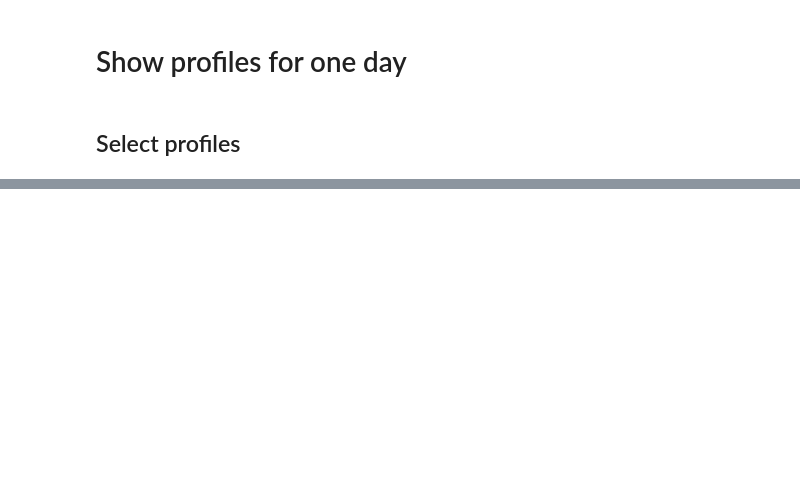
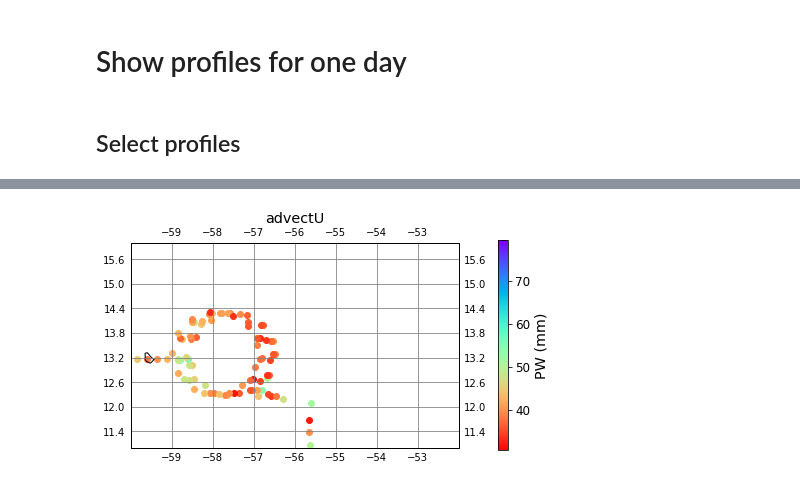
Before and after one commit to bfildier/EUREC4A_organization, a Jupyter notebook: scripts/exploreRadiativeCoolingPeak.ipynb, the cells around one changed output, grey strips where cells are left out. Saved outputs shown, nothing was run; the diff lists cells and outputs as text; code cells hidden in the pictures; blank space fills up the shorter version.

```diff
--- a/scripts/exploreRadiativeCoolingPeak.ipynb
+++ b/scripts/exploreRadiativeCoolingPeak.ipynb
@@ -235,0 +381,14 @@ for i_lt in range(data_day.dims['launch_time']):
+# %%
+def advectProperties(advect_u,advect_v,u,v):
+
+    u_plot,v_plot = 0,0
+    if advect_u:
+        u_plot = u
+    if advect_v:
+        v_plot = v
+
+    advect_lab = 'no_advect'
+    if advect_u or advect_v:
+        advect_lab = 'advect'+'U'*advect_u+'V'*advect_v
+
+    return u_plot,v_plot,advect_lab
@@ -235,0 +415,67 @@ for i_lt in range(data_day.dims['launch_time']):
+# %%
+print("Show sondes location in the moving reference frame")
+
+# var to plot
+var = pw
+var_lab = 'PW (mm)'
+varname = 'pw'
+
+# advection properties
+advect_u = True
+advect_v = False
+u_plot,v_plot,advect_lab = advectProperties(advect_u,advect_v,u_adv,v_adv)
+
+##-- Plot
+
+fig = plt.figure(figsize=(np.diff(lon_box),np.diff(lat_box)))
+# gs = gridspec.GridSpec(1, 2, width_ratios=[40,1])
+gs = gridspec.GridSpec(1, 1, width_ratios=[1])
+
+ax = plt.subplot(gs[0],projection=ccrs.PlateCarree())
+ax.coastlines(resolution='50m')
+ax.set_extent([*lon_box,*lat_box])
+gl = ax.gridlines(color='Grey',draw_labels=True)
+# gl.xlabel_style = {'size': 16}
+# gl.ylabel_style = {'size': 16}
+
+# show background?
+# ax.imshow(im_hour,extent=[*lon_box_goes,*lat_box_goes],origin='upper')
+
+# show sondes
+x_s = data_day.longitude.dropna(dim='alt')
+y_s = data_day.latitude.dropna(dim='alt')
+# col = plt.rcParams['axes.prop_cycle'].by_key()['color'][:x_s.size]
+
+# time increment
+ref_time = (dt(2020,1,26)) + timedelta(hours=16)
+# dtime = [(ref_time - dt.strptime(str(d)[:16],"%Y-%m-%dT%H:%M")) for d in data_day.launch_time.values]
+
+# colors
+norm = matplotlib.colors.Normalize(vmin=var.min(), vmax=var.max())
+cmap = plt.cm.rainbow_r
+cols = cmap(norm(var),bytes=True)
+
+# show all points
+for i_lt in range(data_day.dims['launch_time']):
+
+    cur_time = dt.strptime(str(data_day.launch_time.values[i_lt])[:16],
+                           "%Y-%m-%dT%H:%M")
+
+    x,y = advect_coords(x_s[i_lt,0].values,
+                        y_s[i_lt,0].values,
+                        u_plot,v_plot,
+                        ref_time,cur_time)
+
+    ax.scatter(x,y,c=[cols[i_lt][:3]/255])
+
+gl.top_labels = gl.right_labels = False
+ax.set_title(advect_lab,pad=20)
+
+#- colorbar
+cb = fig.colorbar(cm.ScalarMappable(norm=norm,cmap=cmap),
+             ax=ax,shrink=0.75,pad=0.09)
+cb.set_label(var_lab)
+
+# save figure
+plt.savefig(os.path.join(figdir,'%s_%s_%s.pdf'%(varname,advect_lab,date.strftime("%Y%m%d"))),bbox_inches='tight')
+# %% [output]
@@ -235,0 +483 @@ for i_lt in range(data_day.dims['launch_time']):
+[figure, added]
```
Also changed, not shown: parts of 52 cells of this notebook, 59 other files.
